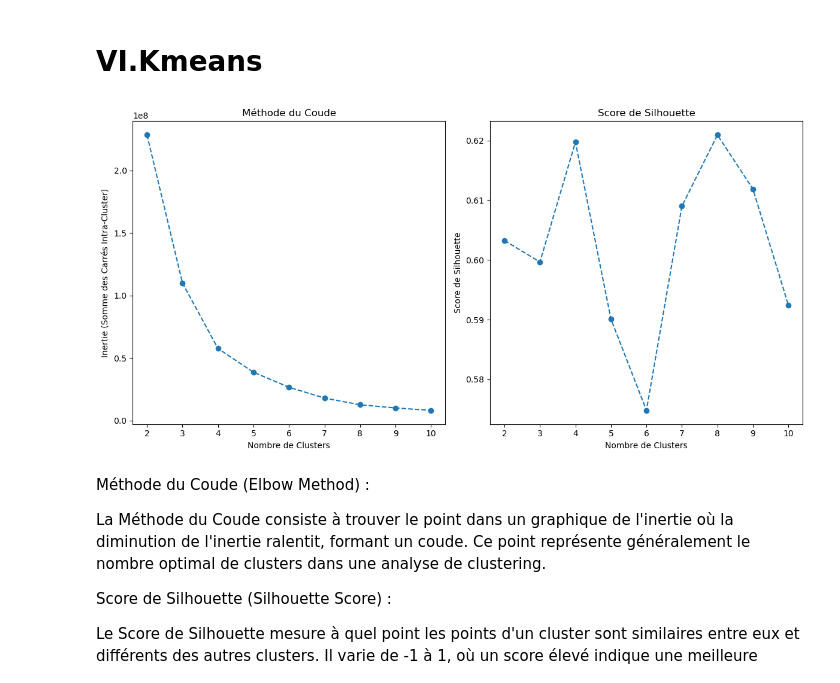
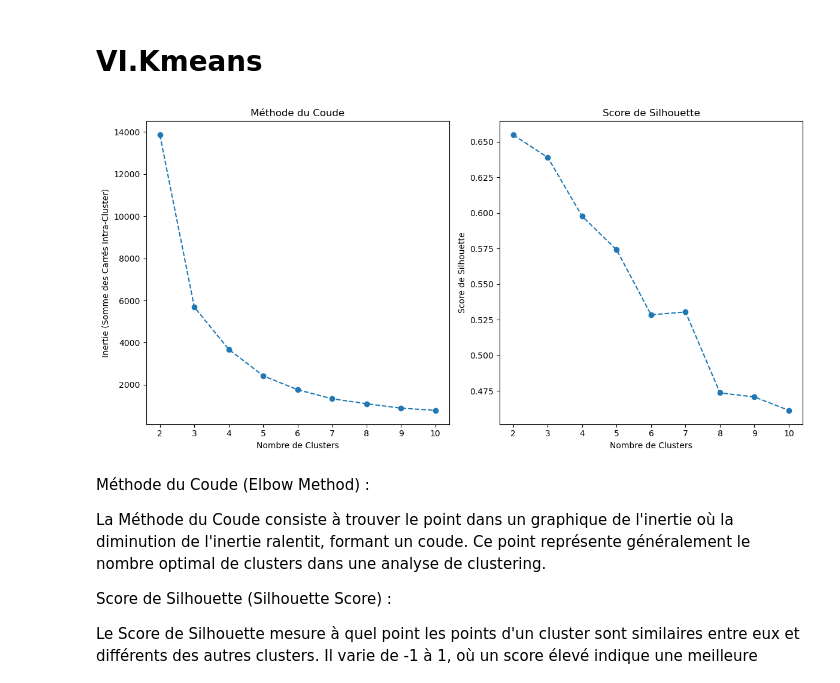
Before and after one commit to AntoineJBQ/Projet-9---Produisez-une--etude-de-marche--avec-Python, a Jupyter notebook: NOTEBOOK/clustering_visualisations.ipynb, the cells around one changed output. Cells and saved outputs as stored; diff of their text form; code cells hidden in the pictures.

```diff
--- a/NOTEBOOK/clustering_visualisations.ipynb
+++ b/NOTEBOOK/clustering_visualisations.ipynb
@@ -200,5 +198,6 @@ array([[-2.44594258e+03,  4.08724232e+00],
 # %%
 df = pd.DataFrame(X_proj, columns = ["F1", "F2"])
+df_test = df.copy()
 df.head()
 # %% [output]
 |  | F1 | F2 |
@@ -268,36 +291,36 @@ plage_de_clusters = range(2, 11)  # Vous pouvez ajuster la plage selon vos besoi
 valeurs_inertie = []
 scores_silhouette = []
 
 # Itérer à travers différents nombres de clusters et ajuster K-Means
 for n_clusters in plage_de_clusters:
     kmeans_pivot = KMeans(n_clusters=n_clusters, n_init=10, random_state=42)
-    clusters_pivot = kmeans_pivot.fit_predict(data_num)
+    clusters_pivot = kmeans_pivot.fit_predict(df_test)
 
     # Calculer l'inertie (somme des carrés intra-cluster)
     valeurs_inertie.append(kmeans_pivot.inertia_)
 
     # Calculer le score de silhouette
-    scores_silhouette.append(silhouette_score(data_num, clusters_pivot))
+    scores_silhouette.append(silhouette_score(df_test, clusters_pivot))
 
 # Tracer la méthode du coude pour déterminer le nombre optimal de clusters
 plt.figure(figsize=(12, 6))
 plt.subplot(1, 2, 1)
 plt.plot(plage_de_clusters, valeurs_inertie, marker='o', linestyle='--')
 plt.xlabel('Nombre de Clusters')
 plt.ylabel('Inertie (Somme des Carrés Intra-Cluster)')
 plt.title('Méthode du Coude')
 
 # Tracer le Score de Silhouette pour déterminer le nombre optimal de clusters
 plt.subplot(1, 2, 2)
 plt.plot(plage_de_clusters, scores_silhouette, marker='o', linestyle='--')
 plt.xlabel('Nombre de Clusters')
 plt.ylabel('Score de Silhouette')
 plt.title('Score de Silhouette')
 
 plt.tight_layout()
 plt.show()
 # %% [output]
-[figure, old version]
+[figure, new version]
 # %% [markdown]
 Méthode du Coude (Elbow Method) :
 
```
Also changed, not shown: parts of 41 cells of this notebook, 2 other files.
